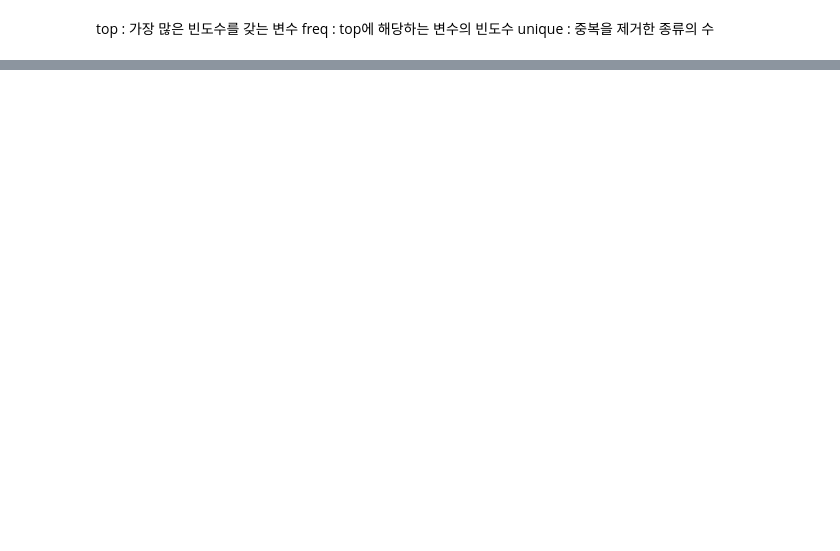
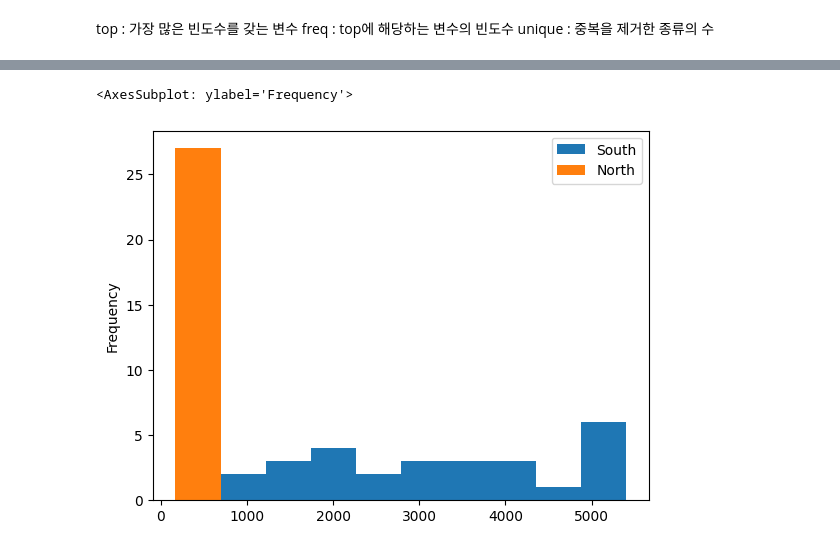
Before and after one commit to LeeHosik/Python-Study, a Jupyter notebook: DataAnalysis/Note/04. Data 살펴보기.ipynb, the cells around one changed output, grey strips where cells are left out. Saved outputs shown, nothing was run; the diff lists cells and outputs as text; code cells hidden in the pictures; blank space fills up the shorter version.

```diff
--- a/DataAnalysis/Note/04. Data 살펴보기.ipynb
+++ b/DataAnalysis/Note/04. Data 살펴보기.ipynb
@@ -125,0 +386,6 @@ unique : 중복을 제거한 종류의 수
+# %%
+# Histogram   , R에서는 table 빈도수 확인하기
+tdf_ns.plot(kind='hist')
+# %% [output]
+<AxesSubplot: ylabel='Frequency'>
+[figure, added]
```
Also changed, not shown: parts of 31 cells of this notebook, 2 other files.
